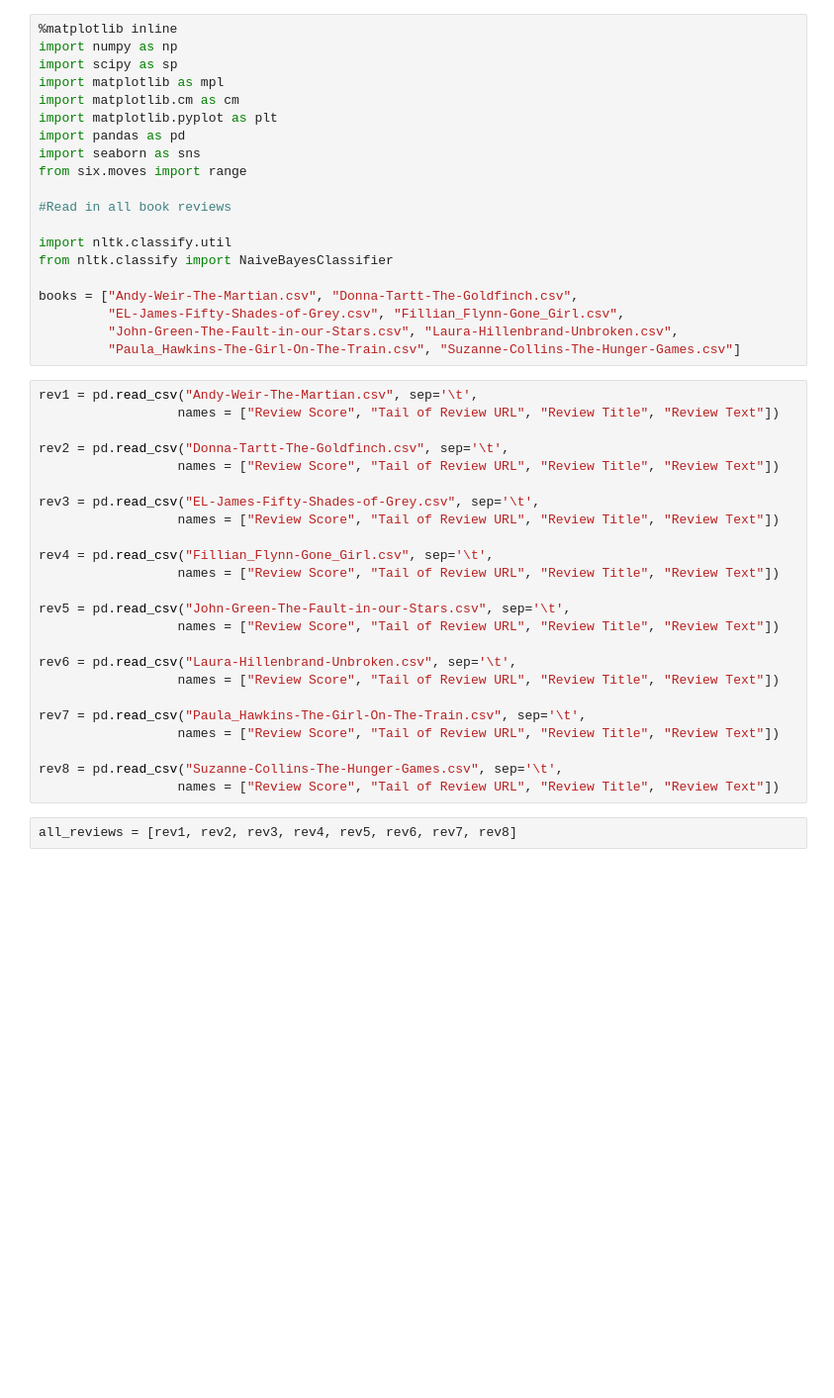
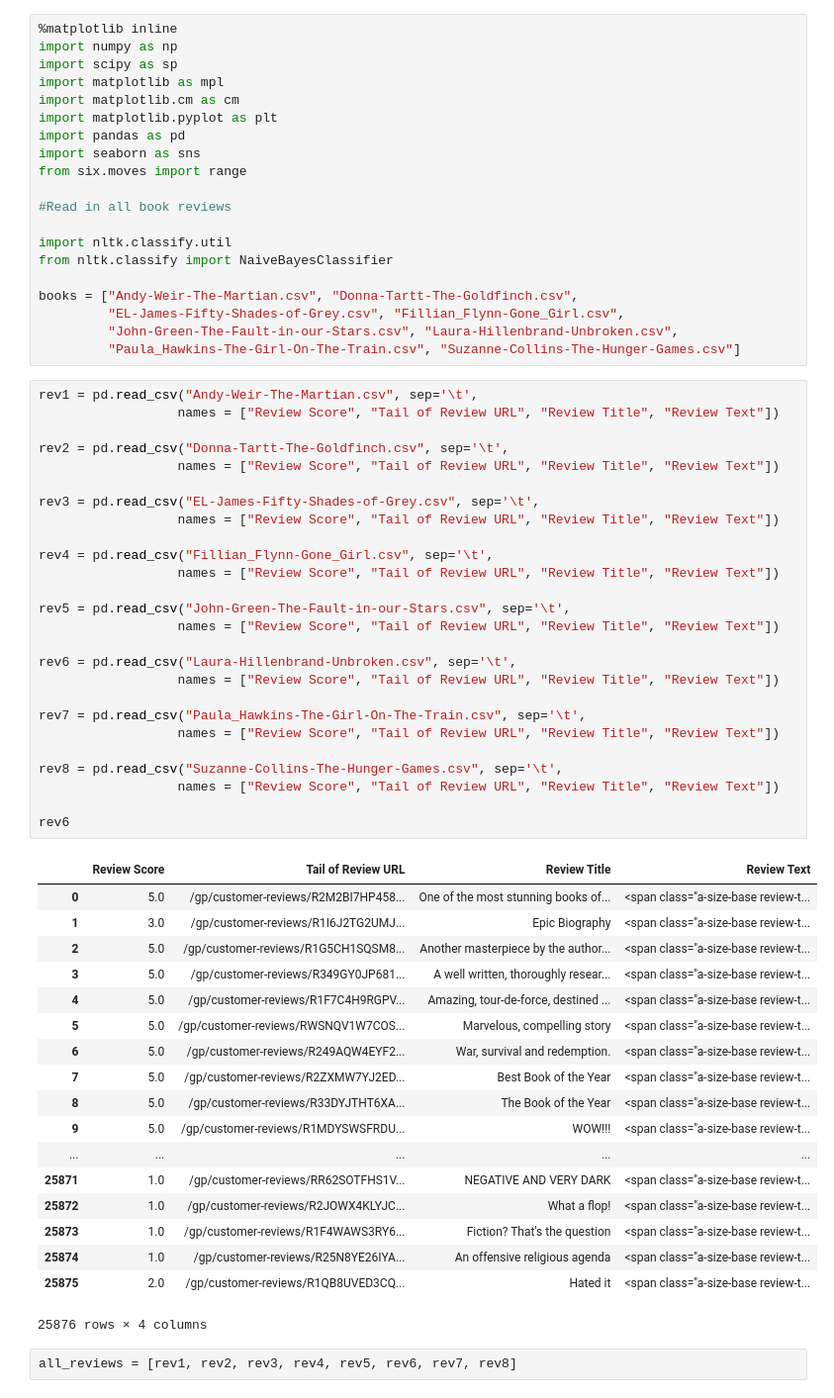
Before and after one commit to mindyng/Springboard-DSCT, a Jupyter notebook: All Books.ipynb, the cells around one changed output. Shown at 99% size. Saved outputs shown, nothing was run; the diff lists cells and outputs as text; blank space fills up the shorter version.

```diff
--- a/All Books.ipynb
+++ b/All Books.ipynb
@@ -21,27 +21,48 @@ books = ["Andy-Weir-The-Martian.csv", "Donna-Tartt-The-Goldfinch.csv",
 # %%
 rev1 = pd.read_csv("Andy-Weir-The-Martian.csv", sep='\t',
                   names = ["Review Score", "Tail of Review URL", "Review Title", "Review Text"])
 
 rev2 = pd.read_csv("Donna-Tartt-The-Goldfinch.csv", sep='\t',
                   names = ["Review Score", "Tail of Review URL", "Review Title", "Review Text"])
 
 rev3 = pd.read_csv("EL-James-Fifty-Shades-of-Grey.csv", sep='\t',
                   names = ["Review Score", "Tail of Review URL", "Review Title", "Review Text"])
 
 rev4 = pd.read_csv("Fillian_Flynn-Gone_Girl.csv", sep='\t',
                   names = ["Review Score", "Tail of Review URL", "Review Title", "Review Text"])
 
 rev5 = pd.read_csv("John-Green-The-Fault-in-our-Stars.csv", sep='\t',
                   names = ["Review Score", "Tail of Review URL", "Review Title", "Review Text"])
 
 rev6 = pd.read_csv("Laura-Hillenbrand-Unbroken.csv", sep='\t',
                   names = ["Review Score", "Tail of Review URL", "Review Title", "Review Text"])
 
 rev7 = pd.read_csv("Paula_Hawkins-The-Girl-On-The-Train.csv", sep='\t',
                   names = ["Review Score", "Tail of Review URL", "Review Title", "Review Text"])
 
 rev8 = pd.read_csv("Suzanne-Collins-The-Hunger-Games.csv", sep='\t',
                   names = ["Review Score", "Tail of Review URL", "Review Title", "Review Text"])
+
+rev6
+# %% [output]
+|  | Review Score | Tail of Review URL | Review Title | Review Text |
+| 0 | 5.0 | /gp/customer-reviews/R2M2BI7HP458... | One of the most stunning books of... | <span class="a-size-base review-t... |
+| 1 | 3.0 | /gp/customer-reviews/R1I6J2TG2UMJ... | Epic Biography | <span class="a-size-base review-t... |
+| 2 | 5.0 | /gp/customer-reviews/R1G5CH1SQSM8... | Another masterpiece by the author... | <span class="a-size-base review-t... |
+| 3 | 5.0 | /gp/customer-reviews/R349GY0JP681... | A well written, thoroughly resear... | <span class="a-size-base review-t... |
+| 4 | 5.0 | /gp/customer-reviews/R1F7C4H9RGPV... | Amazing, tour-de-force, destined ... | <span class="a-size-base review-t... |
+| 5 | 5.0 | /gp/customer-reviews/RWSNQV1W7COS... | Marvelous, compelling story | <span class="a-size-base review-t... |
+| 6 | 5.0 | /gp/customer-reviews/R249AQW4EYF2... | War, survival and redemption. | <span class="a-size-base review-t... |
+| 7 | 5.0 | /gp/customer-reviews/R2ZXMW7YJ2ED... | Best Book of the Year | <span class="a-size-base review-t... |
+| 8 | 5.0 | /gp/customer-reviews/R33DYJTHT6XA... | The Book of the Year | <span class="a-size-base review-t... |
+| 9 | 5.0 | /gp/customer-reviews/R1MDYSWSFRDU... | WOW!!! | <span class="a-size-base review-t... |
+| ... | ... | ... | ... | ... |
+| 25871 | 1.0 | /gp/customer-reviews/RR62SOTFHS1V... | NEGATIVE AND VERY DARK | <span class="a-size-base review-t... |
+| 25872 | 1.0 | /gp/customer-reviews/R2JOWX4KLYJC... | What a flop! | <span class="a-size-base review-t... |
+| 25873 | 1.0 | /gp/customer-reviews/R1F4WAWS3RY6... | Fiction? That's the question | <span class="a-size-base review-t... |
+| 25874 | 1.0 | /gp/customer-reviews/R25N8YE26IYA... | An offensive religious agenda | <span class="a-size-base review-t... |
+| 25875 | 2.0 | /gp/customer-reviews/R1QB8UVED3CQ... | Hated it | <span class="a-size-base review-t... |
+25876 rows × 4 columns
 # %%
 all_reviews = [rev1, rev2, rev3, rev4, rev5, rev6, rev7, rev8]
 # %%
```
Also changed, not shown: parts of 5 cells of this notebook.
